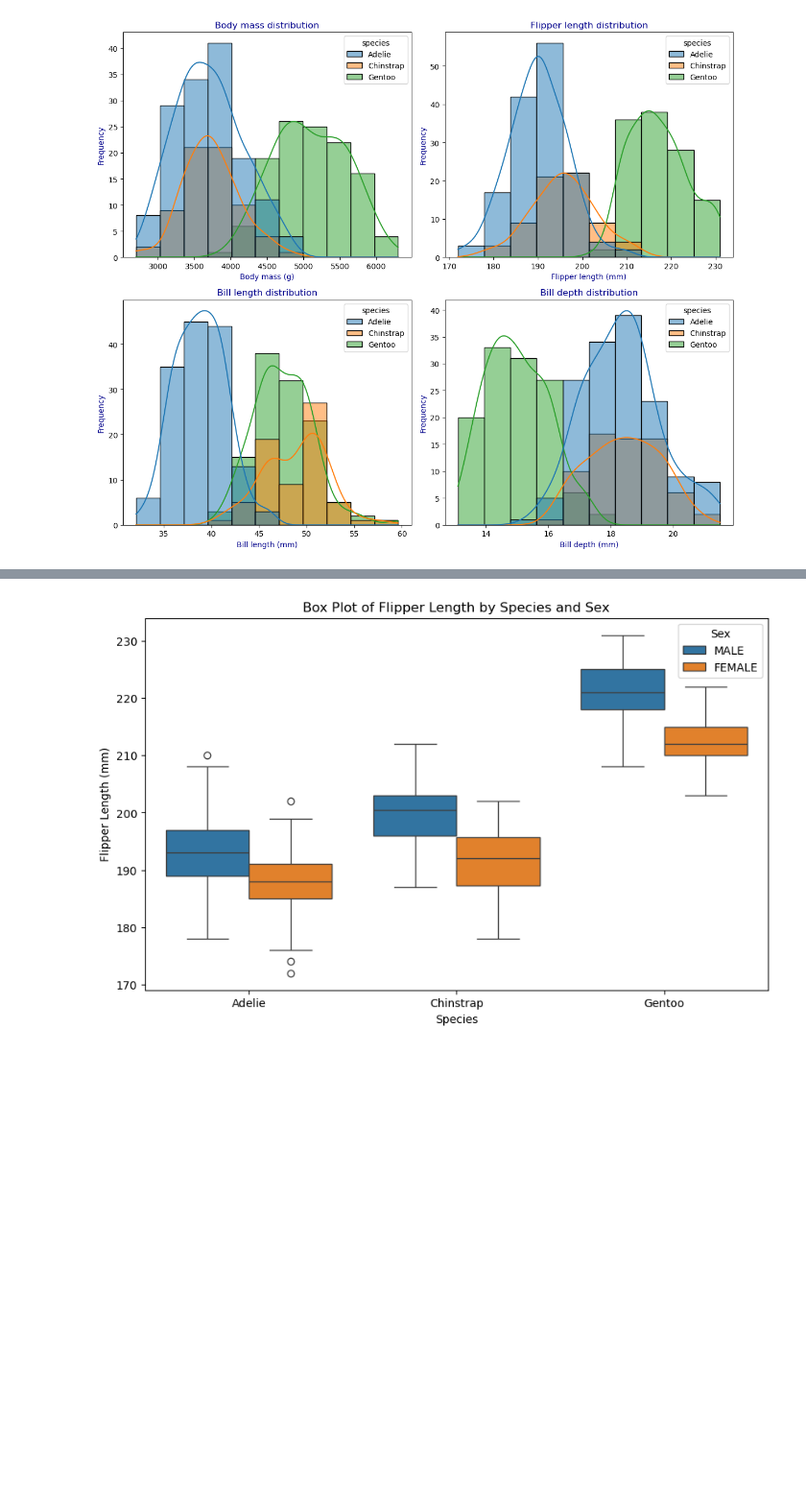
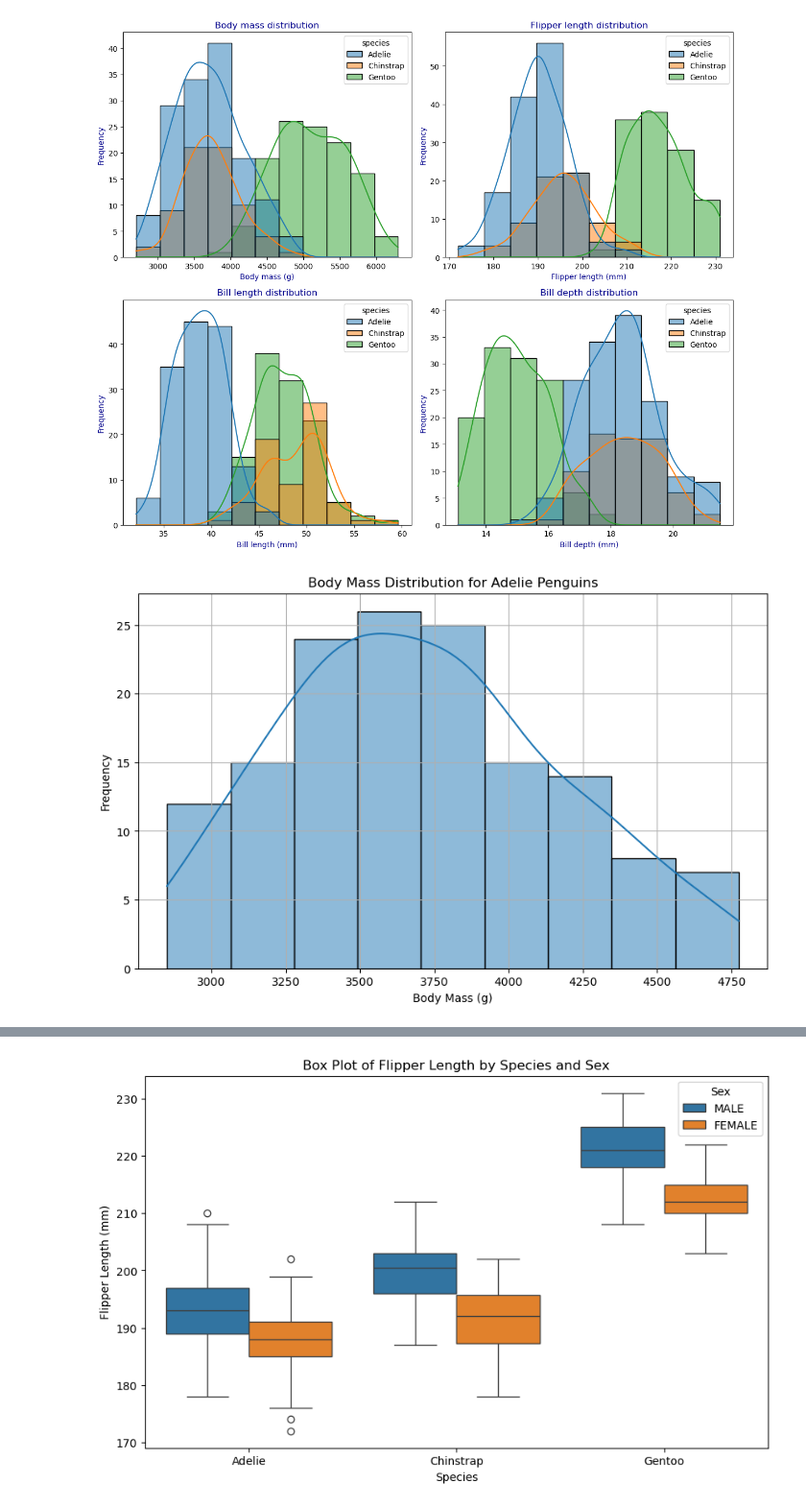
Before and after one commit to L-g00438909/my_work, a Jupyter notebook: penguins.ipynb, the cells around one changed output, grey strips where cells are left out. Shown at 96% size. Saved outputs shown, nothing was run; the diff lists cells and outputs as text; code cells hidden in the pictures; blank space fills up the shorter version.

```diff
--- a/penguins.ipynb
+++ b/penguins.ipynb
@@ -384,3 +581,19 @@ plt.tight_layout()
 plt.show()
 # %% [output]
 [figure]
+# %%
+# histogram of body mass for adelie penguins
+plt.figure(figsize=(10, 6))
+sns.histplot(df[df['species'] == 'Adelie'], x='body_mass_g', kde=True)
+
+# Add labels and title
+plt.xlabel('Body Mass (g)')
+plt.ylabel('Frequency')
+
+plt.title('Body Mass Distribution for Adelie Penguins')
+
+# Show plot
+plt.grid(True)
+plt.show()
+# %% [output]
+[figure, added]
```
Also changed, not shown: parts of 41 cells of this notebook, 4 other files.
